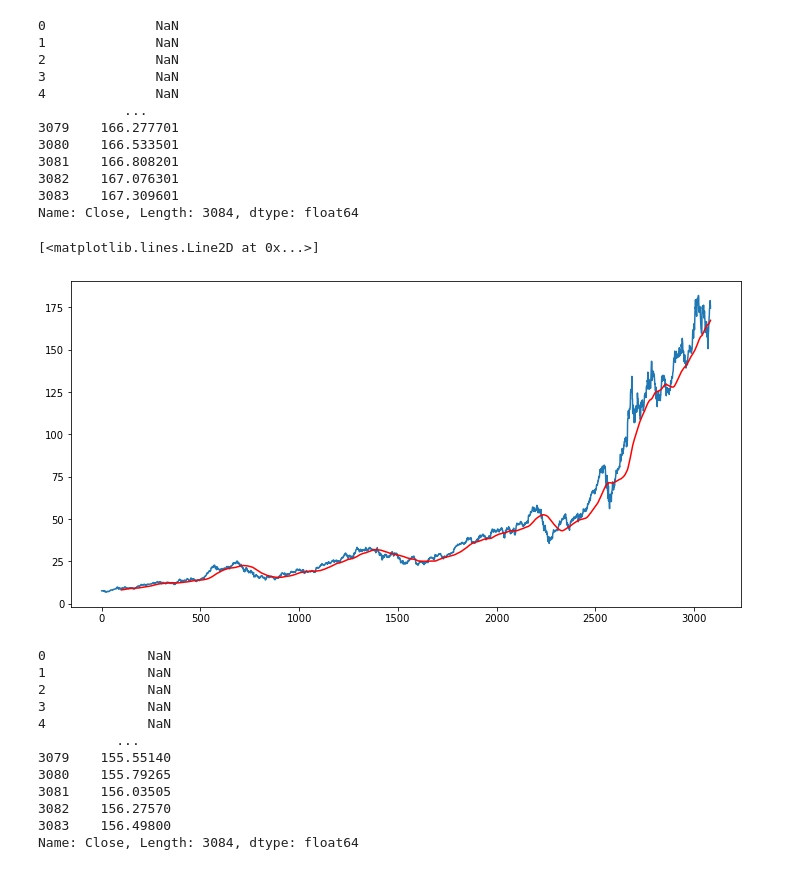
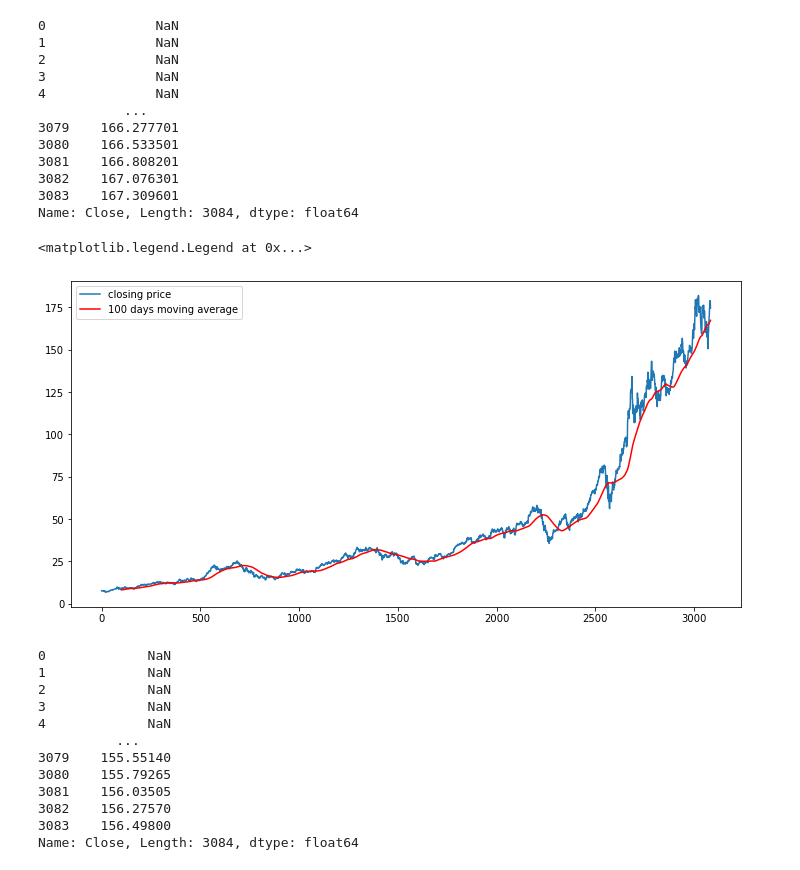
Before and after one commit to DaZZler12/StockMarketClosingPriceTrends, a Jupyter notebook: Stock Market-LSTM-Model.ipynb, the cells around one changed output. Drawn from its saved outputs; the diff is of its cells as text; code cells hidden in the pictures.

```diff
--- a/Stock Market-LSTM-Model.ipynb
+++ b/Stock Market-LSTM-Model.ipynb
@@ -88,13 +90,13 @@ Name: Close, Length: 3084, dtype: float64
 # %%
 #plot moving average in the function
 plt.figure(figsize = (12,6))
-plt.plot(df.Close)
-plt.plot(ma100,'r')
-
+plt.plot(df.Close,label = 'closing price')
+plt.plot(ma100,'r',label = '100 days moving average')
+plt.legend()
 #below graph with 100 days rolling average
 # %% [output]
-[<matplotlib.lines.Line2D at 0x...>]
+<matplotlib.legend.Legend at 0x...>
-[figure, old version]
+[figure, new version]
 # %%
 #for 200 days moving avegare
 ma200 = df.Close.rolling(200).mean()
```
Also changed, not shown: parts of 24 cells of this notebook, 6 other files.
